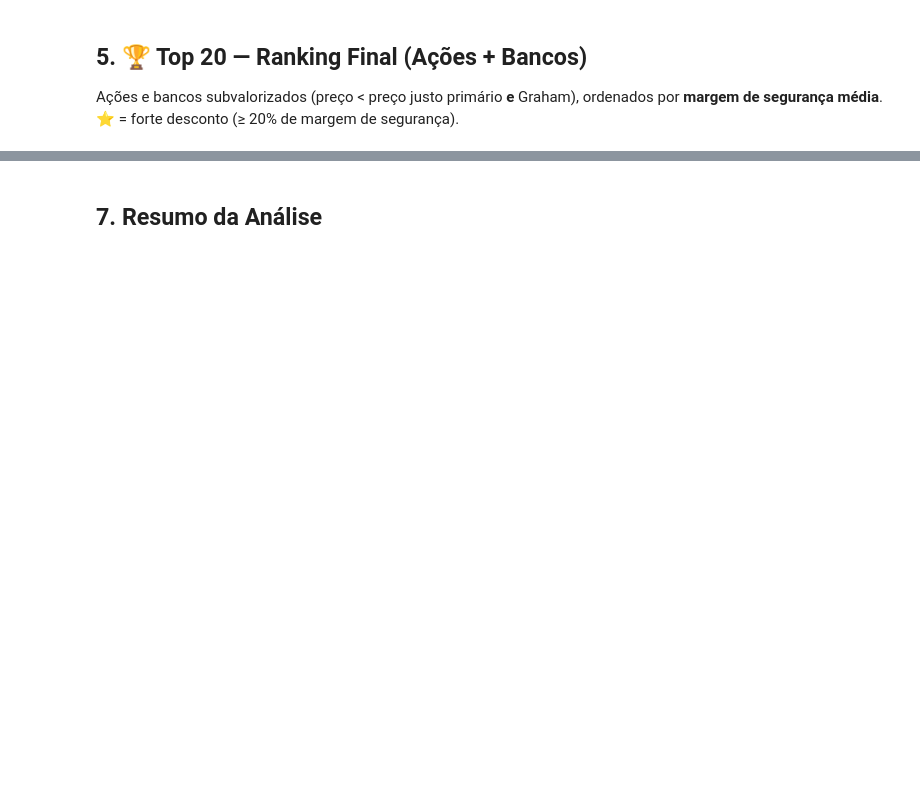
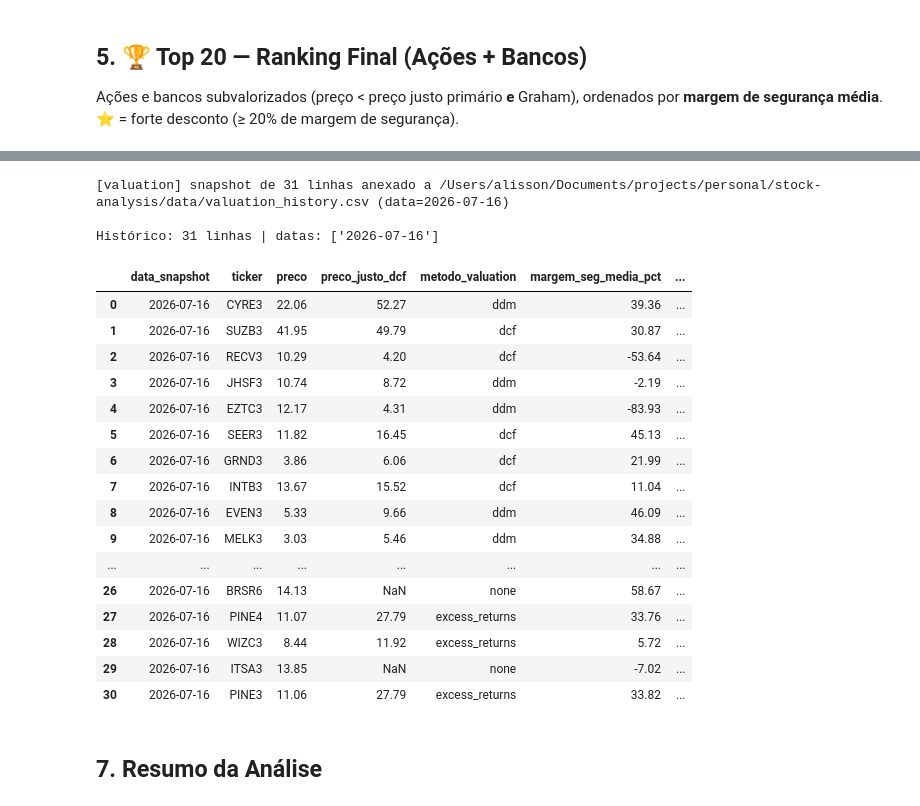
Before and after one commit to alisson446/stock-analysis, a Jupyter notebook: analysis.ipynb, the cells around one changed output, grey strips where cells are left out. Drawn from its saved outputs; the diff is of its cells as text; code cells hidden in the pictures; blank space fills up the shorter version.

```diff
--- a/analysis.ipynb
+++ b/analysis.ipynb
@@ -230,3 +336,38 @@ else:
+# %%
+# Anexar snapshot do valuation (ações + bancos) ao histórico append-only
+if len(all_valued_df) > 0:
+    valuation.append_snapshot(all_valued_df)
+
+    # Prévia das últimas linhas gravadas
+    hist = pd.read_csv(valuation.VALUATION_HISTORY)
+    print(f"\nHistórico: {len(hist)} linhas | datas: {sorted(hist['data_snapshot'].unique())}")
+    display(hist.tail(len(all_valued_df))[[
+        'data_snapshot', 'ticker', 'preco', 'preco_justo_dcf', 'metodo_valuation',
+        'margem_seg_media_pct', 'risk_free_rate', 'use_forward_estimates'
+    ]])
+else:
+    print("⚠️ Nada para snapshotar.")
+# %% [output]
+[valuation] snapshot de 31 linhas anexado a /Users/alisson/Documents/projects/personal/stock-analysis/data/valuation_history.csv (data=2026-07-16)
+
+Histórico: 31 linhas | datas: ['2026-07-16']
+|  | data_snapshot | ticker | preco | preco_justo_dcf | metodo_valuation | margem_seg_media_pct | ... |
+| 0 | 2026-07-16 | CYRE3 | 22.06 | 52.27 | ddm | 39.36 | ... |
+| 1 | 2026-07-16 | SUZB3 | 41.95 | 49.79 | dcf | 30.87 | ... |
+| 2 | 2026-07-16 | RECV3 | 10.29 | 4.20 | dcf | -53.64 | ... |
+| 3 | 2026-07-16 | JHSF3 | 10.74 | 8.72 | ddm | -2.19 | ... |
+| 4 | 2026-07-16 | EZTC3 | 12.17 | 4.31 | ddm | -83.93 | ... |
+| 5 | 2026-07-16 | SEER3 | 11.82 | 16.45 | dcf | 45.13 | ... |
+| 6 | 2026-07-16 | GRND3 | 3.86 | 6.06 | dcf | 21.99 | ... |
+| 7 | 2026-07-16 | INTB3 | 13.67 | 15.52 | dcf | 11.04 | ... |
+| 8 | 2026-07-16 | EVEN3 | 5.33 | 9.66 | ddm | 46.09 | ... |
+| 9 | 2026-07-16 | MELK3 | 3.03 | 5.46 | ddm | 34.88 | ... |
+| ... | ... | ... | ... | ... | ... | ... | ... |
+| 26 | 2026-07-16 | BRSR6 | 14.13 | NaN | none | 58.67 | ... |
+| 27 | 2026-07-16 | PINE4 | 11.07 | 27.79 | excess_returns | 33.76 | ... |
+| 28 | 2026-07-16 | WIZC3 | 8.44 | 11.92 | excess_returns | 5.72 | ... |
+| 29 | 2026-07-16 | ITSA3 | 13.85 | NaN | none | -7.02 | ... |
+| 30 | 2026-07-16 | PINE3 | 11.06 | 27.79 | excess_returns | 33.82 | ... |
 # %% [markdown]
 ## 7. Resumo da Análise
 # %%
```
Also changed, not shown: parts of 9 cells of this notebook, 6 other files.
